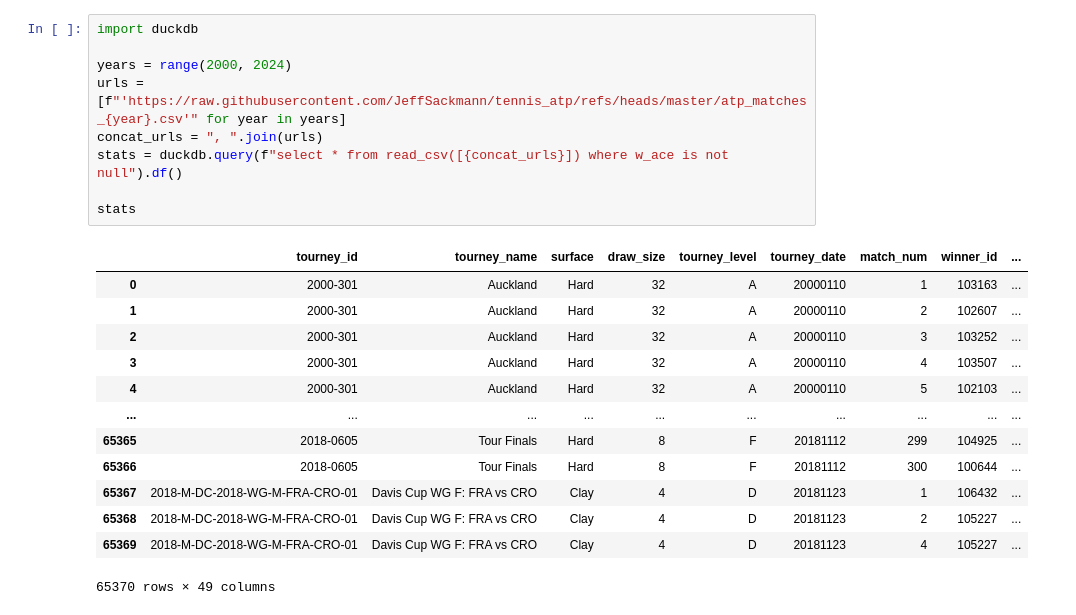
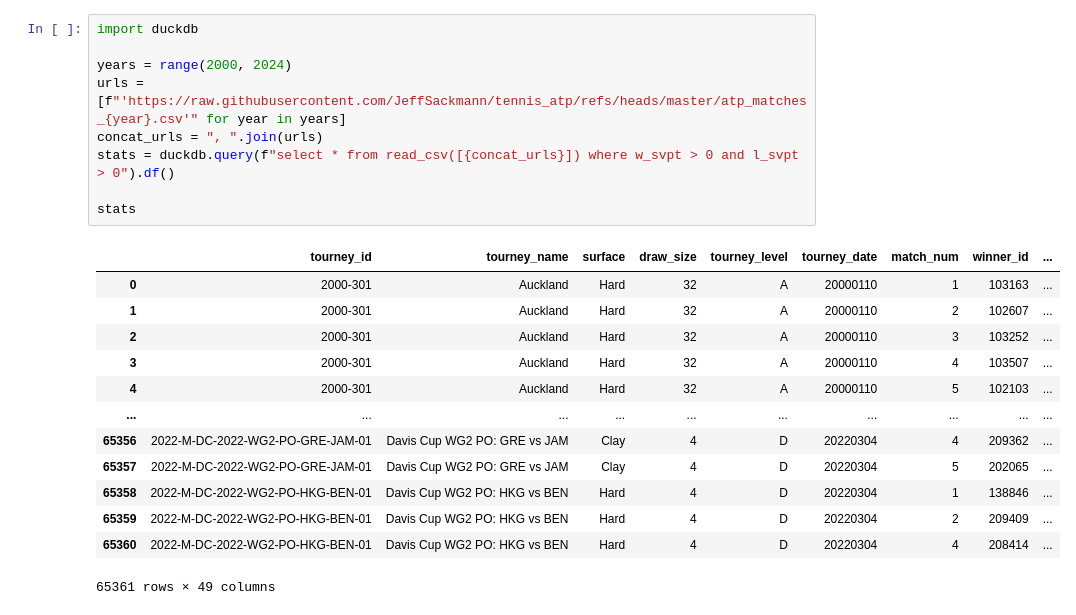
Before and after one commit to georgewfraser/tennis_stats, a Jupyter notebook: clutch.ipynb, the cells around one changed output. Saved outputs shown, nothing was run; the diff lists cells and outputs as text.

```diff
--- a/clutch.ipynb
+++ b/clutch.ipynb
@@ -1,23 +1,23 @@
 # %%
 import duckdb
 
 years = range(2000, 2024)
 urls = [f"'https://raw.githubusercontent.com/JeffSackmann/tennis_atp/refs/heads/master/atp_matches_{year}.csv'" for year in years]
 concat_urls = ", ".join(urls)
-stats = duckdb.query(f"select * from read_csv([{concat_urls}]) where w_ace is not null").df()
+stats = duckdb.query(f"select * from read_csv([{concat_urls}]) where w_svpt > 0 and l_svpt > 0").df()
 
 stats
 # %% [output]
 |  | tourney_id | tourney_name | surface | draw_size | tourney_level | tourney_date | match_num | winner_id | ... |
 | 0 | 2000-301 | Auckland | Hard | 32 | A | 20000110 | 1 | 103163 | ... |
 | 1 | 2000-301 | Auckland | Hard | 32 | A | 20000110 | 2 | 102607 | ... |
 | 2 | 2000-301 | Auckland | Hard | 32 | A | 20000110 | 3 | 103252 | ... |
 | 3 | 2000-301 | Auckland | Hard | 32 | A | 20000110 | 4 | 103507 | ... |
 | 4 | 2000-301 | Auckland | Hard | 32 | A | 20000110 | 5 | 102103 | ... |
 | ... | ... | ... | ... | ... | ... | ... | ... | ... | ... |
-| 65365 | 2018-0605 | Tour Finals | Hard | 8 | F | 20181112 | 299 | 104925 | ... |
-| 65366 | 2018-0605 | Tour Finals | Hard | 8 | F | 20181112 | 300 | 100644 | ... |
-| 65367 | 2018-M-DC-2018-WG-M-FRA-CRO-01 | Davis Cup WG F: FRA vs CRO | Clay | 4 | D | 20181123 | 1 | 106432 | ... |
-| 65368 | 2018-M-DC-2018-WG-M-FRA-CRO-01 | Davis Cup WG F: FRA vs CRO | Clay | 4 | D | 20181123 | 2 | 105227 | ... |
-| 65369 | 2018-M-DC-2018-WG-M-FRA-CRO-01 | Davis Cup WG F: FRA vs CRO | Clay | 4 | D | 20181123 | 4 | 105227 | ... |
+| 65356 | 2022-M-DC-2022-WG2-PO-GRE-JAM-01 | Davis Cup WG2 PO: GRE vs JAM | Clay | 4 | D | 20220304 | 4 | 209362 | ... |
+| 65357 | 2022-M-DC-2022-WG2-PO-GRE-JAM-01 | Davis Cup WG2 PO: GRE vs JAM | Clay | 4 | D | 20220304 | 5 | 202065 | ... |
+| 65358 | 2022-M-DC-2022-WG2-PO-HKG-BEN-01 | Davis Cup WG2 PO: HKG vs BEN | Hard | 4 | D | 20220304 | 1 | 138846 | ... |
+| 65359 | 2022-M-DC-2022-WG2-PO-HKG-BEN-01 | Davis Cup WG2 PO: HKG vs BEN | Hard | 4 | D | 20220304 | 2 | 209409 | ... |
+| 65360 | 2022-M-DC-2022-WG2-PO-HKG-BEN-01 | Davis Cup WG2 PO: HKG vs BEN | Hard | 4 | D | 20220304 | 4 | 208414 | ... |
-65370 rows × 49 columns
+65361 rows × 49 columns
```
Also changed, not shown: parts of 4 cells of this notebook.
